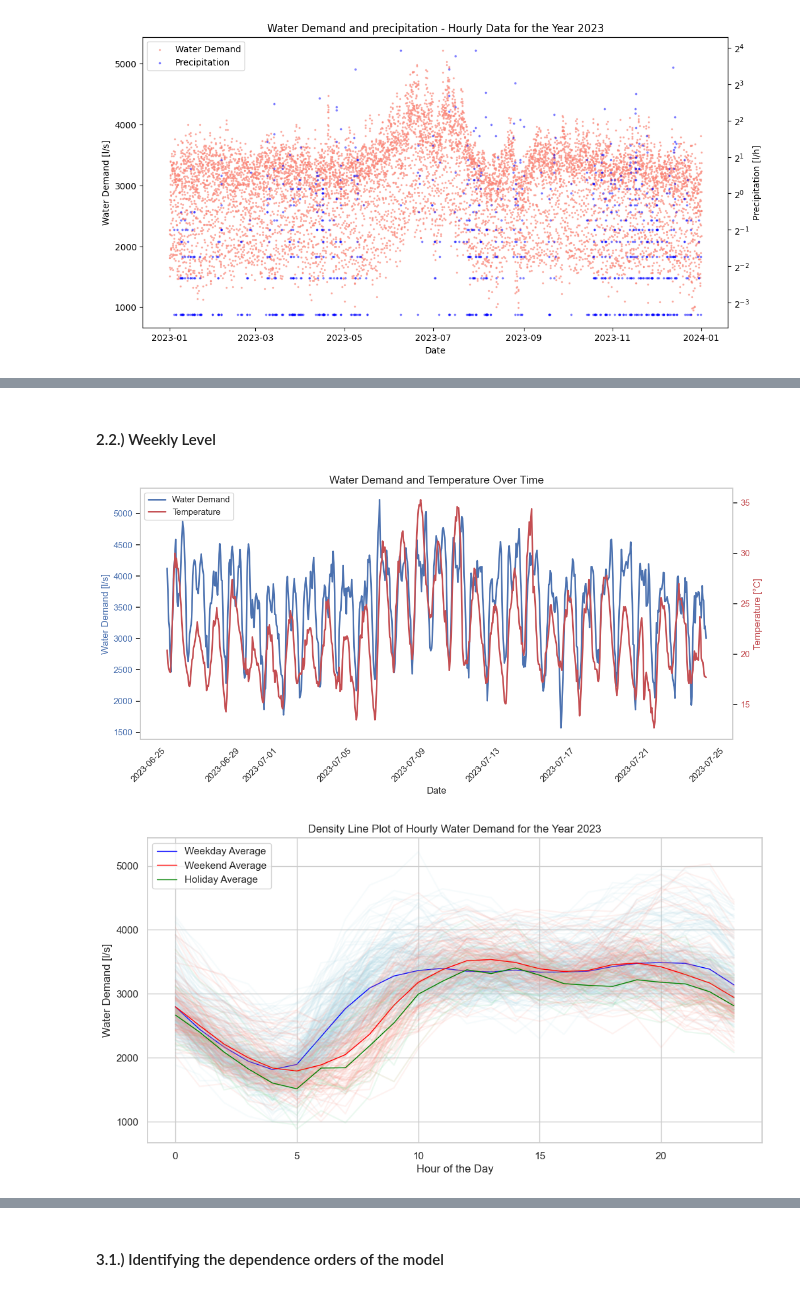
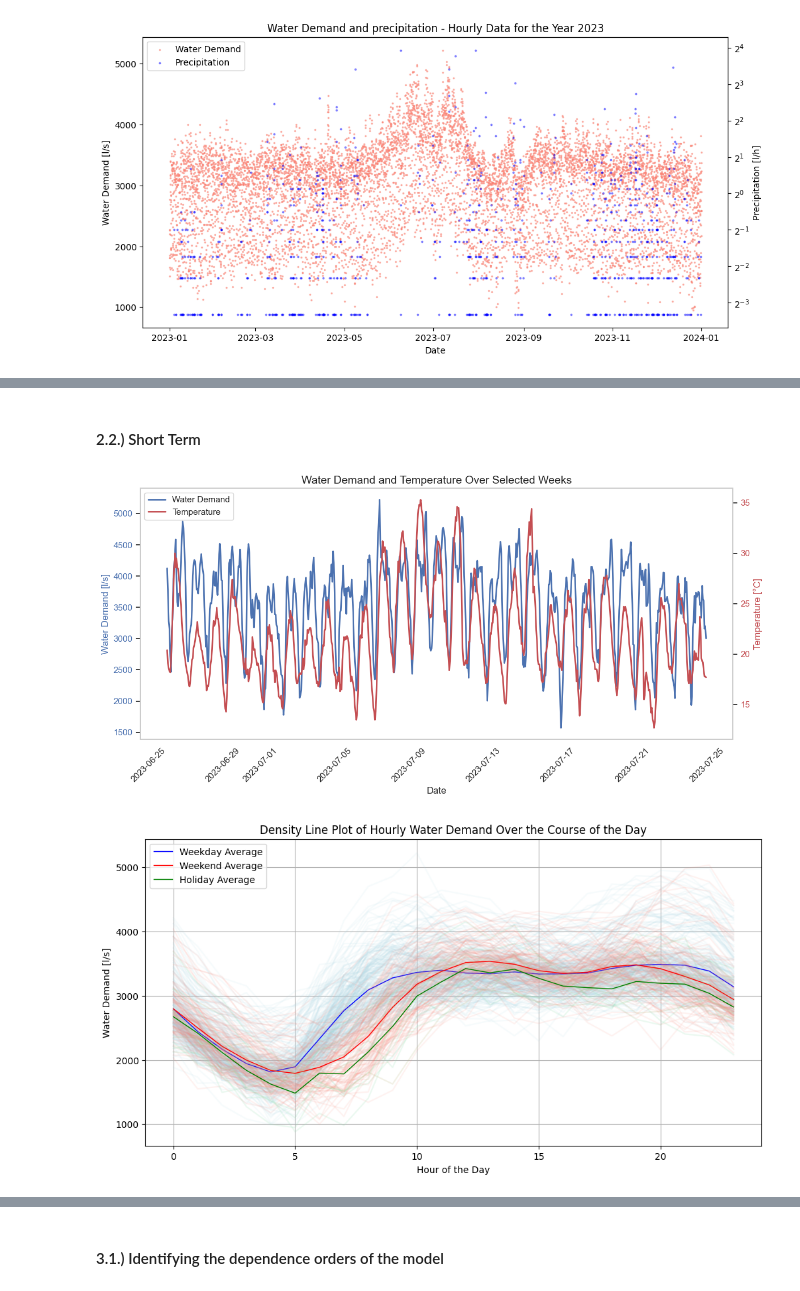
Before and after one commit to DavidArtukovic/Projektarbeit_Artukovic, a Jupyter notebook: src/hourly_water_consumption.ipynb, the cells around one changed output, grey strips where cells are left out. Cells and saved outputs as stored; diff of their text form; code cells hidden in the pictures.

```diff
--- a/src/hourly_water_consumption.ipynb
+++ b/src/hourly_water_consumption.ipynb
@@ -315,0 +370,8 @@ df_merged.tail(5)
+# %%
+# Add change rate in BF30 - show dataset
+# Calculate the percentage change in the 'BF30' column
+df_merged["BF30_change_rate"] = df_merged["BF30"].pct_change()
+
+# If you want to fill NaN values that result from the pct_change calculation (e.g., the first row)
+df_merged["BF30_change_rate"].fillna(0, inplace=True)
+df_merged.head(5)
@@ -320,41 +396,63 @@ df_merged.tail(5)
 # %%
-start_date = pd.Timestamp("2023-01-01T00")
-end_date = start_date + pd.Timedelta(days=364, hours=23)
-year_data = df_merged.loc[start_date:end_date]
+# Plot - Water Demand and Temperature
+plt.style.use("default")
+
 fig, ax1 = plt.subplots(figsize=(12, 6))
 
+
 # Create a label for the year
+
 label = f"{start_date.year}"
+
+
 scatter1 = ax1.scatter(
     year_data.index,
+
     year_data["nodal_demand"],
+
     s=2,  # Size of dots
+
     alpha=0.5,  # Transparency of dots
+
     label="Water Demand",
     color="salmon",
 )
 
 ax1.set_xlabel("Date")
+
 ax1.set_ylabel("Water Demand  [l/s]")
 
+
 # Create a second y-axis for the temperature
+
 ax2 = ax1.twinx()
+
 scatter2 = ax2.scatter(
     year_data.index,
+
     year_data["temperature_Schnar"],
+
     s=2,  # Size of dots
+
     alpha=0.2,  # Transparency of dots
-    label="temperature",
+
+    label="Temperature",
     color="blue",
 )
+
 ax2.set_ylabel("Temperature [°C]")
 
+
 # Combine legends
+
 scatters = [scatter1, scatter2]
+
 labels = [scatter.get_label() for scatter in scatters]
+
 ax1.legend(scatters, labels, loc="upper right")
 
 plt.title(f"Water Demand and Temperature - Hourly Data for the Year {start_date.year}")
+
 plt.show()
 # %% [output]
 [figure]
@@ -480,5 +684,5 @@ plt.show()
 # %% [markdown]
-#### 2.2.) Weekly Level
+#### 2.2.) Short Term
 # %%
 start_date = "2023-06-26"
 end_date = "2023-07-25"
@@ -486,5 +692,5 @@ filtered_df = df_merged[(df_merged.index >= start_date) & (df_merged.index < end
 # %%
-# Set the style
+# Plot - Water Demand for selected Weeks
 sns.set(style="whitegrid")
 
 # Create the plot
@@ -492,8 +698,8 @@ fig, ax1 = plt.subplots(figsize=(12, 6))
 
 # Plot the nodal_demand
 ax1.plot(
-    filtered_df.index,
-    filtered_df["nodal_demand"],
+    short_term_df.index,
+    short_term_df["nodal_demand"],
     label="Water Demand",
     color="b",
     linewidth=2,
@@ -506,8 +712,8 @@ ax1.tick_params(axis="y", labelcolor="b")
 # Create a second y-axis for the temperature
 ax2 = ax1.twinx()
 ax2.plot(
-    filtered_df.index,
-    filtered_df["temperature_Schnar"],
+    short_term_df.index,
+    short_term_df["temperature_Schnar"],
     label="Temperature",
     color="r",
     linewidth=2,
@@ -525,7 +731,7 @@ lines_2, labels_2 = ax2.get_legend_handles_labels()
 ax2.legend(lines_1 + lines_2, labels_1 + labels_2, loc="upper left")
 
 # Add title
-plt.title("Water Demand and Temperature Over Time", fontsize=14)
+plt.title("Water Demand and Temperature Over Selected Weeks", fontsize=14)
 
 # Adjust layout
 plt.tight_layout()
@@ -533,7 +739,7 @@ plt.tight_layout()
 # Show plot
 plt.show()
 # %% [output]
-[figure, old version]
+[figure, new version]
 # %%
 # Extract the hour and date from the timestamp
 year_data["hour"] = year_data.index.hour
@@ -545,7 +751,7 @@ working_days = year_data.loc[year_data["is_weekend"] == False].copy()
 weekends = year_data.loc[year_data["is_weekend"] == True].copy()
 holidays = year_data.loc[year_data["is_holiday"] == True].copy()
 # %%
-# 3. Pivot to have each day as a row, each hour (0..23) as a column
+# Plot - Water Demand over the course of a Day
 pivot_wd = (
     working_days.groupby(["date", "hour"])["nodal_demand"].mean().unstack(level="hour")
 )
@@ -562,34 +768,33 @@ plt.figure(figsize=(12, 6))
 for day in pivot_wd.index:
     plt.plot(pivot_wd.columns, pivot_wd.loc[day], color="lightblue", alpha=0.1)
 
 # Plot the average weekday demand line in thicker blue
 avg_wd = pivot_wd.mean(axis=0)
 plt.plot(pivot_wd.columns, avg_wd, color="blue", linewidth=1, label="Weekday Average")
 
 # Plot each weekend day's daily line in a faint color
 for day in pivot_we.index:
     plt.plot(pivot_we.columns, pivot_we.loc[day], color="salmon", alpha=0.1)
 
 # Plot the average weekend demand line in thicker red
 avg_we = pivot_we.mean(axis=0)
 plt.plot(pivot_we.columns, avg_we, color="red", linewidth=1, label="Weekend Average")
 
 # Plot each holiday daily line in a faint color
 for day in pivot_ho.index:
     plt.plot(pivot_ho.columns, pivot_ho.loc[day], color="lightgreen", alpha=0.1)
 
 # Plot the average holiday demand line in thicker red
 avg_ho = pivot_ho.mean(axis=0)
 plt.plot(pivot_ho.columns, avg_ho, color="green", linewidth=1, label="Holiday Average")
 
-
 # Final styling
 plt.xlabel("Hour of the Day")
 plt.ylabel("Water Demand [l/s]")
-plt.title("Density Line Plot of Hourly Water Demand for the Year 2023")
+plt.title("Density Line Plot of Hourly Water Demand Over the Course of the Day")
 plt.legend()
 plt.grid(True)
 plt.show()
 # %% [output]
-[figure, old version]
+[figure, new version]
 # %% [markdown]
```
Also changed, not shown: parts of 57 cells of this notebook, 5 other files.
